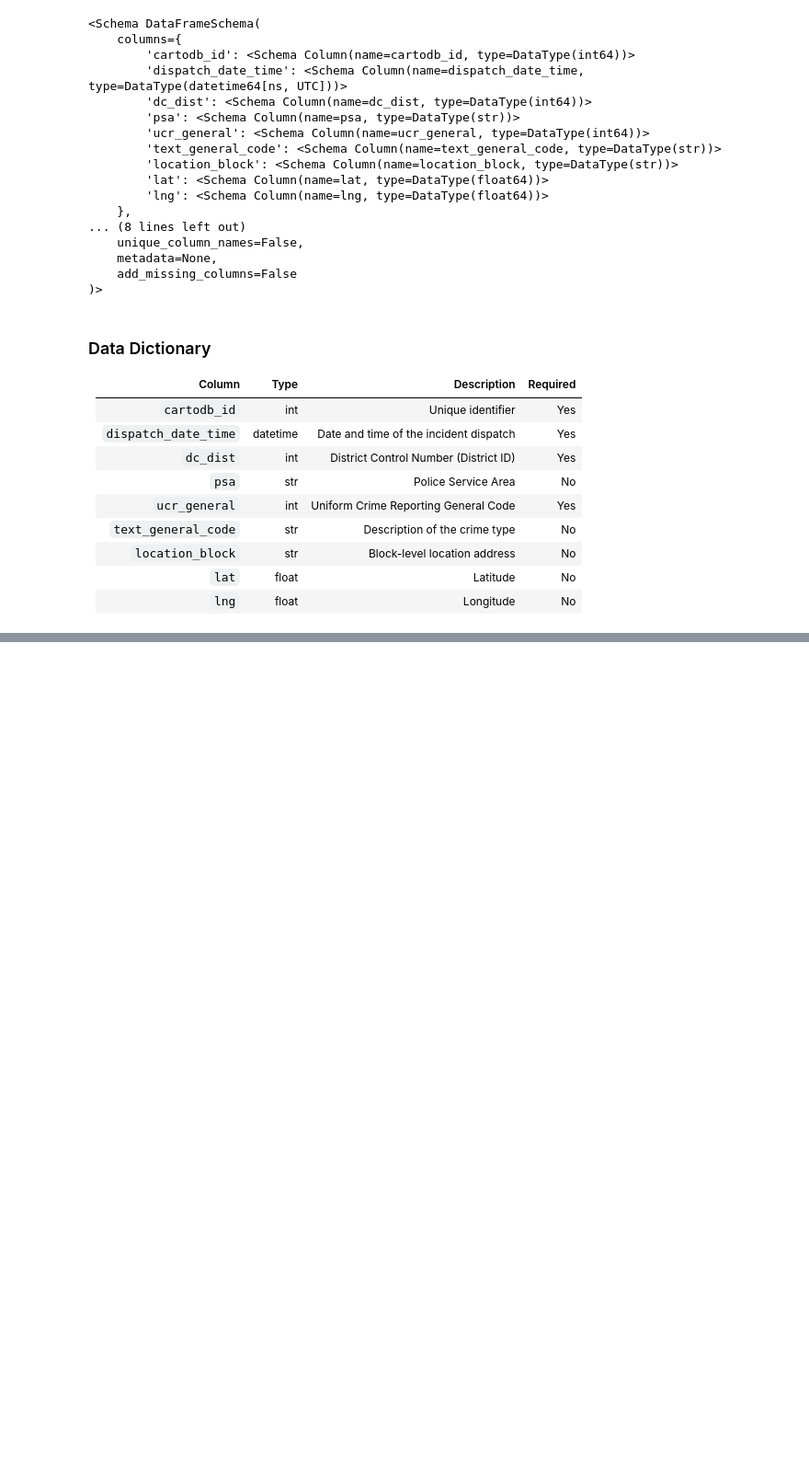
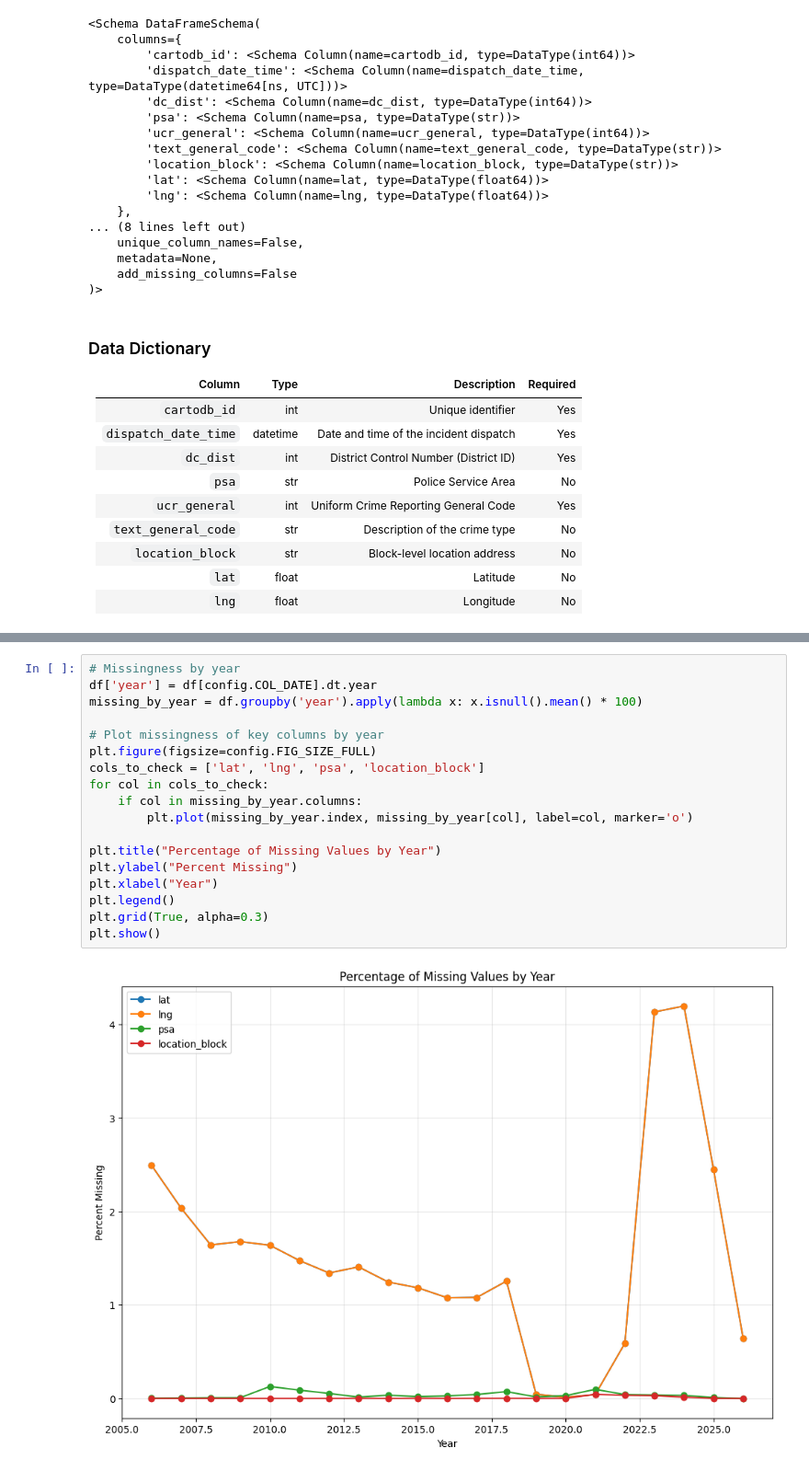
Before and after one commit to dustinober1/Philadelphia-Crime-Incidents-Analysis, a Jupyter notebook: notebooks/01_data_loading_validation.ipynb, the cells around one changed output, grey strips where cells are left out. Shown at 92% size. Cells and saved outputs as stored; diff of their text form; blank space fills up the shorter version.

```diff
--- a/notebooks/01_data_loading_validation.ipynb
+++ b/notebooks/01_data_loading_validation.ipynb
@@ -101,0 +135,20 @@ print(Schema)
+# %%
+# Missingness by year
+df['year'] = df[config.COL_DATE].dt.year
+missing_by_year = df.groupby('year').apply(lambda x: x.isnull().mean() * 100)
+
+# Plot missingness of key columns by year
+plt.figure(figsize=config.FIG_SIZE_FULL)
+cols_to_check = ['lat', 'lng', 'psa', 'location_block']
+for col in cols_to_check:
+    if col in missing_by_year.columns:
+        plt.plot(missing_by_year.index, missing_by_year[col], label=col, marker='o')
+
+plt.title("Percentage of Missing Values by Year")
+plt.ylabel("Percent Missing")
+plt.xlabel("Year")
+plt.legend()
+plt.grid(True, alpha=0.3)
+plt.show()
+# %% [output]
+[figure, added]
```
Also changed, not shown: parts of 7 cells of this notebook.
